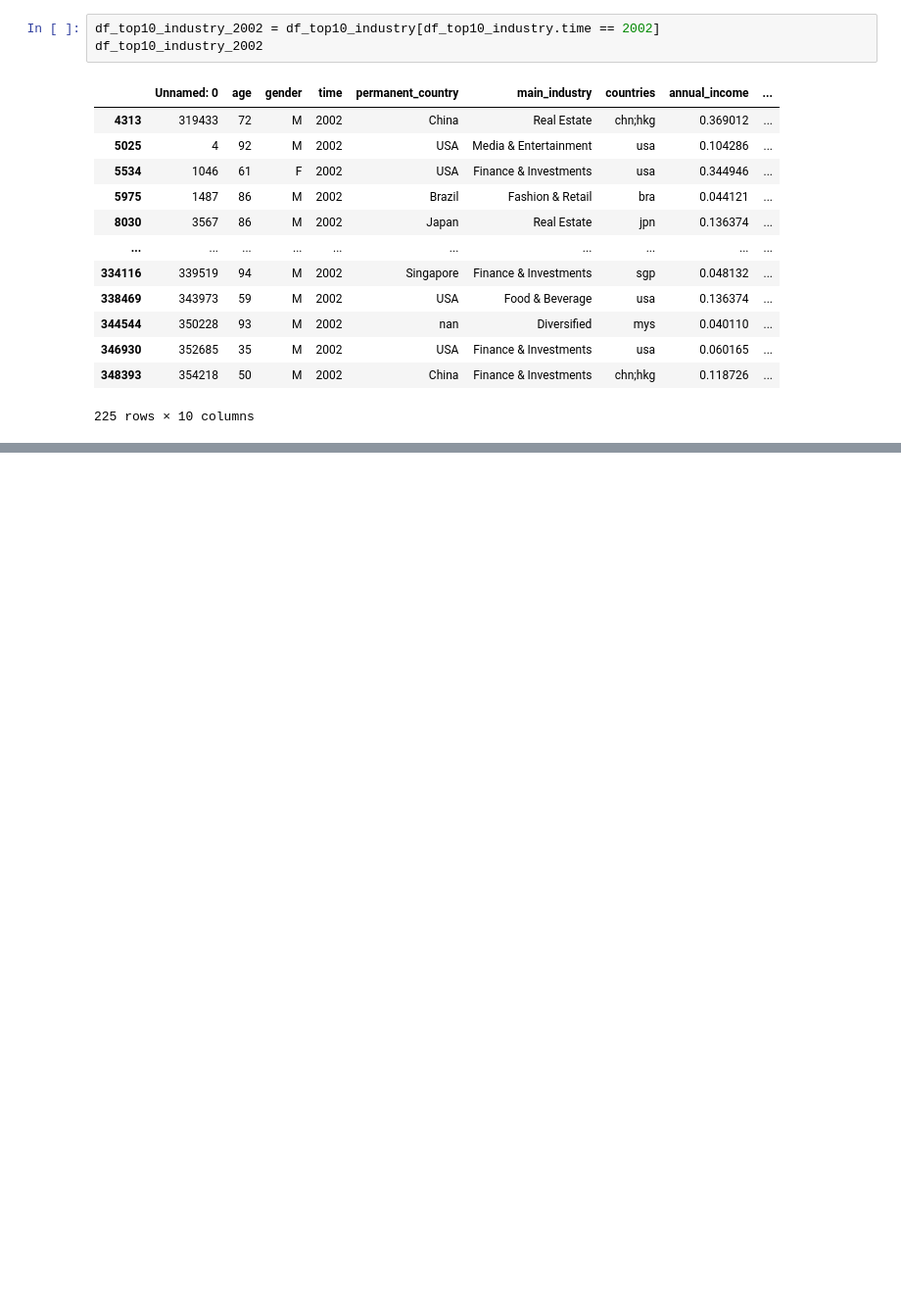
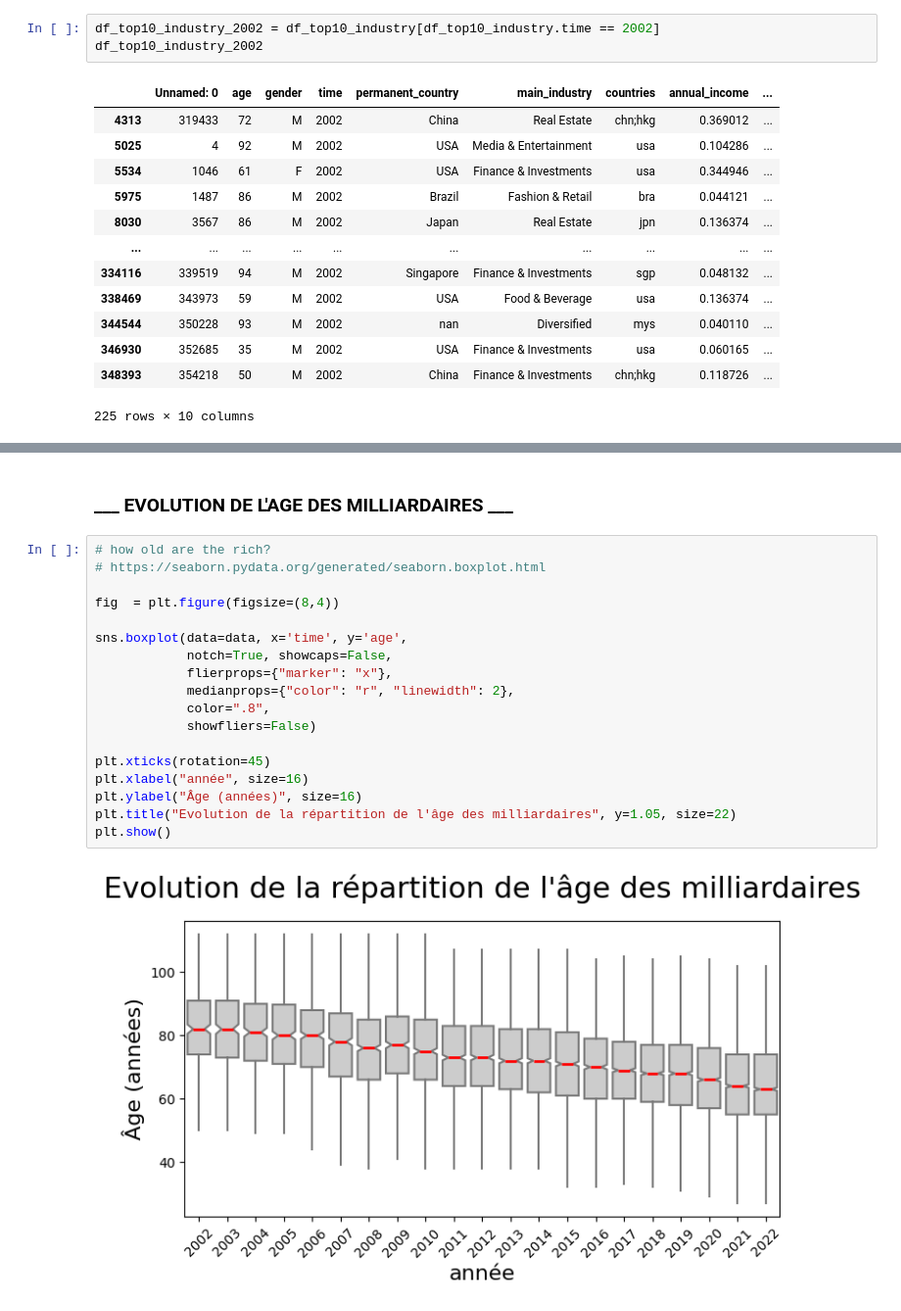
Before and after one commit to BrunetAlexis/Brief_2_Simplon, a Jupyter notebook: Brief_2_ARY_Group_Billionaires_DatasetDataviz.ipynb, the cells around one changed output, grey strips where cells are left out. Shown at 98% size. Cells and saved outputs as stored; diff of their text form; blank space fills up the shorter version.

```diff
--- a/Brief_2_ARY_Group_Billionaires_DatasetDataviz.ipynb
+++ b/Brief_2_ARY_Group_Billionaires_DatasetDataviz.ipynb
@@ -616,0 +619,22 @@ plt.show()
+# %% [markdown]
+### ___ **EVOLUTION DE L'AGE DES MILLIARDAIRES** ___
+# %%
+# how old are the rich?
+# https://seaborn.pydata.org/generated/seaborn.boxplot.html
+
+fig  = plt.figure(figsize=(8,4))
+
+sns.boxplot(data=data, x='time', y='age',
+            notch=True, showcaps=False,
+            flierprops={"marker": "x"},
+            medianprops={"color": "r", "linewidth": 2},
+            color=".8",
+            showfliers=False)
+
+plt.xticks(rotation=45)
+plt.xlabel("année", size=16)
+plt.ylabel("Âge (années)", size=16)
+plt.title("Evolution de la répartition de l'âge des milliardaires", y=1.05, size=22)
+plt.show()
+# %% [output]
+[figure, added]
```
Also changed, not shown: parts of 19 cells of this notebook, 9 other files.
